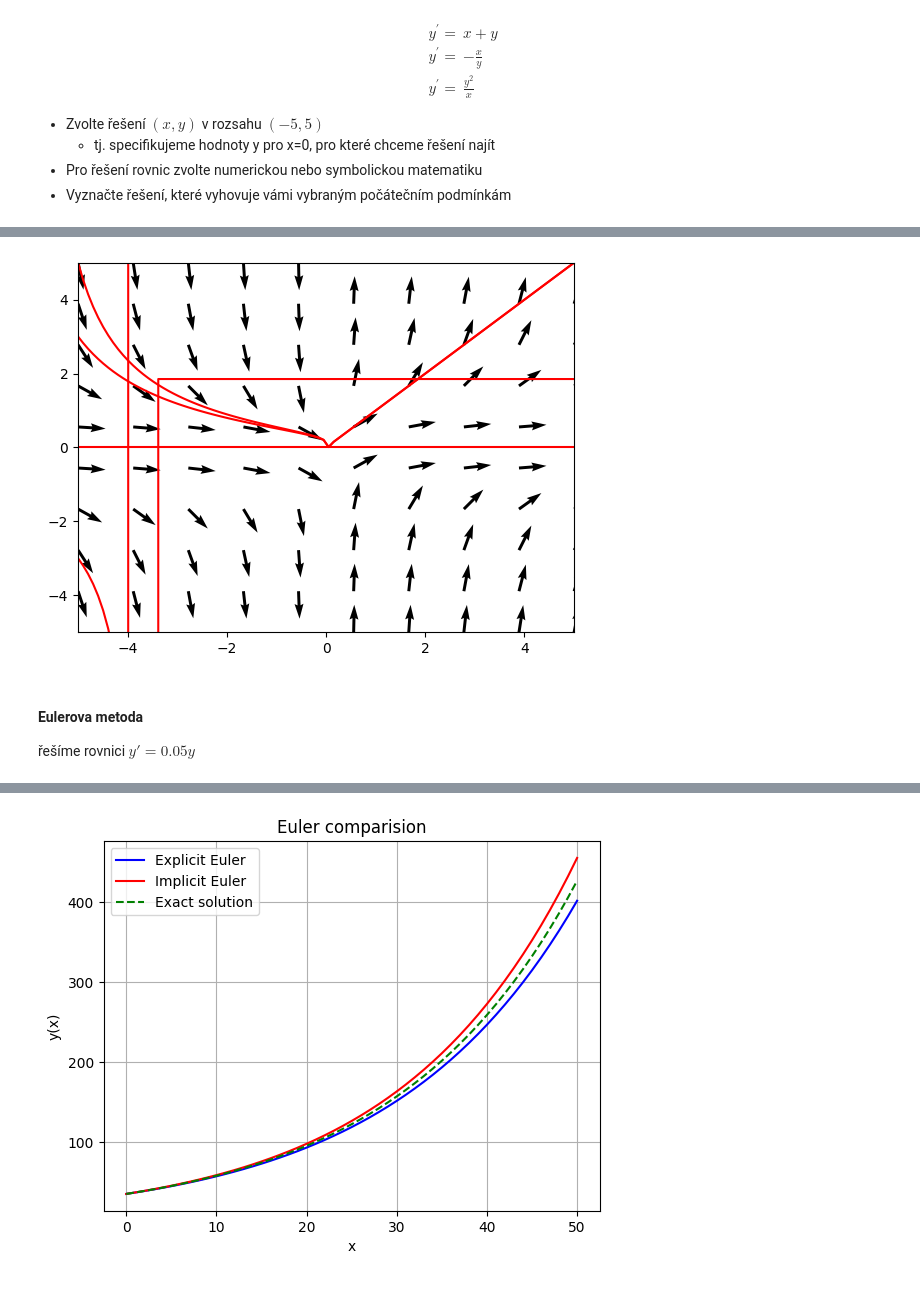
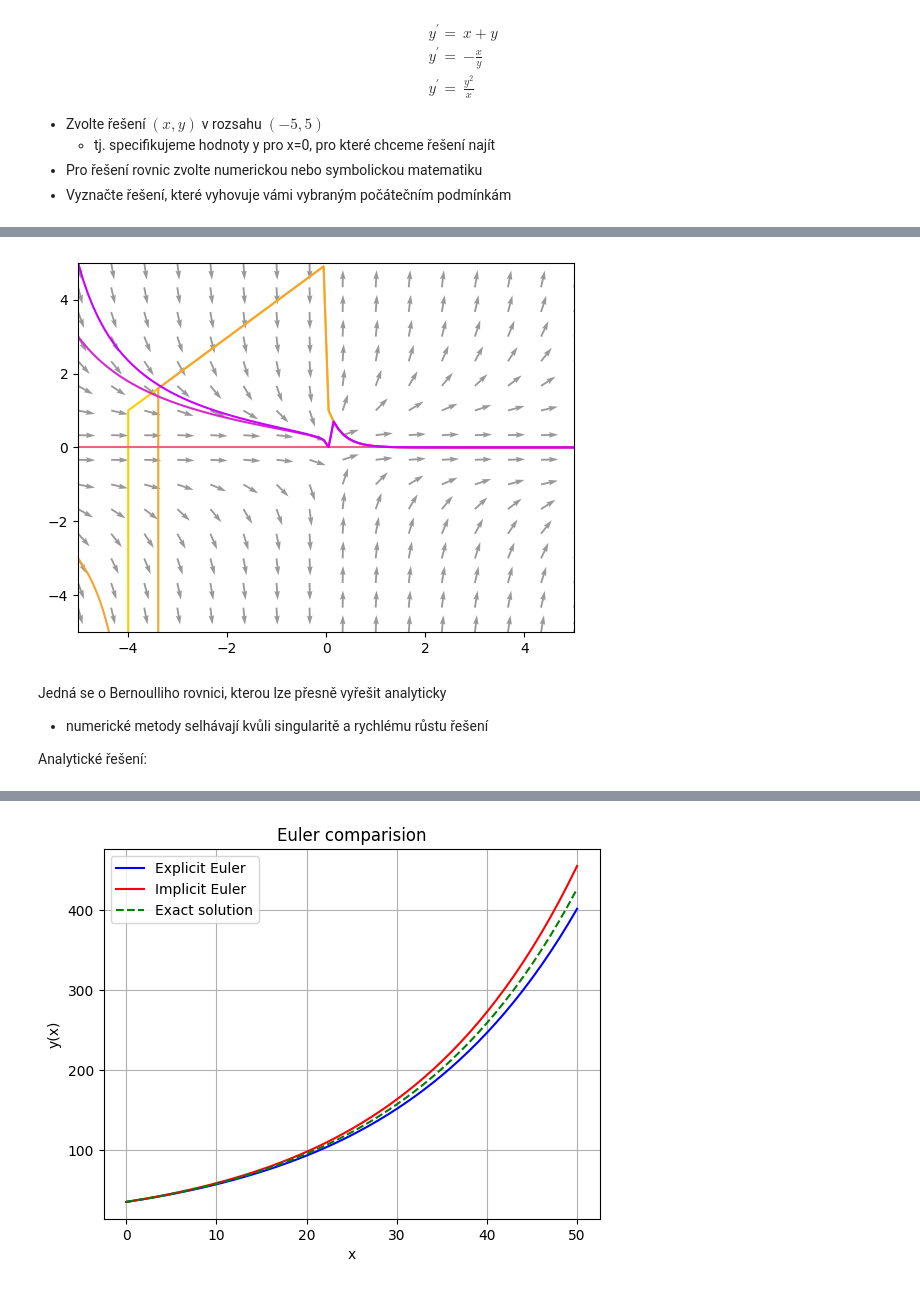
Before and after one commit to pkbcz/MSW2, a Jupyter notebook: 12 Diferencialni rovnice.ipynb, the cells around one changed output, grey strips where cells are left out. Drawn from its saved outputs; the diff is of its cells as text; code cells hidden in the pictures.

```diff
--- a/12 Diferencialni rovnice.ipynb
+++ b/12 Diferencialni rovnice.ipynb
@@ -719,23 +811,24 @@ xymax = 5
 plt.xlim(xymin, xymax)                      # nastavení měřítka x
 plt.ylim(xymin, xymax)                      # nastavení měřítka y
 
-#reseni diferencialni rovnice
+# Řešení diferenciální rovnice
 x = np.linspace(xymin, xymax, 100)          # pole x
 y0s = [-5, -3, 0, 3, 5]                     # konkrétní ics v <-5, 5> (hodnoty y pro x = 0)
 xs = symbols('x_sym')
 ys = symbols('y_sym', cls=Function)
 eq = Eq(ys(xs).diff(xs), xs + ys(xs))       # y' = x + y
 
-# vykreslení konkrétních řešení
+# Vykreslení konkrétních řešení
 for y0 in y0s:                              # přes jednotlivé ics
     sol = dsolve(eq, ics={ys(0): y0})       # řešíme rovnici s konkrétní počáteční podmínkou
-    print(f"y0:{y0}", sol)
+    print(f"Hodnota y0:  {y0}", sol)
     y = lambdify(xs, sol.rhs)               # převede symbolickou funkci na numpy
-    plt.plot(x, y(x), "r-")                 # řešení pro každou poč. podmínku (červeně)
-    plt.text(0, y(0), f'y0 = {y0}', fontsize=8, color='red', ha='right')
+    barva1 = barva((y0+5)/10)
+    plt.plot(x, y(x), color=barva1)         # řešení pro každou poč. podmínku (červeně)
+    plt.text(0, y(0), f'y0 = {y0}', fontsize=8, color=barva1)
 
 # vektorové pole
-nvec_on_row = 10                            # počet šipek na řádku
+nvec_on_row = 16                            # počet šipek na řádku
 # pozice šipek (v obou směrech x,y stejný počet)
 X,Y = np.meshgrid(np.linspace(xymin, xymax, nvec_on_row),np.linspace(xymin, xymax, nvec_on_row))
 
@@ -744,7 +837,7 @@ V = X + Y                                   # y' = x + y (y' je rychlost)
 norm = np.sqrt(U**2 + V**2)
 U /= norm
 V /= norm
-plt.quiver(X,Y,U,V)                         # 2D pole šipek: X, Y umístění šipek, U, V směry
+plt.quiver(X,Y,U,V, color='gray', alpha=0.8)   # 2D pole šipek: X, Y umístění šipek, U, V směry
 
 plt.show()
 # %% [output]
@@ -773,20 +870,21 @@ y_sym = symbols('y_sym', cls=Function)
 eq = Eq(y_sym(x_sym).diff(x_sym), -x_sym/y_sym(x_sym))
 for y0 in y0s:
     sol = dsolve(eq, ics={y_sym(0): y0})
-    print(f"y0:{y0}", sol)
+    print(f"Hodnota y0:  {y0}", sol)
     y = lambdify(x_sym, sol.rhs)
-    plt.plot(x, y(x), "r-")
-    plt.text(0, y(0), f'y0 = {y0}', fontsize=8, color='red', ha='right')
+    barva1 = barva((y0+5)/10)
+    plt.plot(x, y(x), color=barva1)                  # konkrétní řešení (červeně)
+    plt.text(0, y(0), f'y0 = {y0}', fontsize=8, color=barva1, ha='right')
 
 #vektorove pole
-nvec_on_row = 10
+nvec_on_row = 16
 X,Y = np.meshgrid(np.linspace(xymin, xymax, nvec_on_row),np.linspace(xymin, xymax, nvec_on_row))
 U = 1
 V = -X/Y
 norm = np.sqrt(U**2 + V**2)
 U /= norm
 V /= norm
-plt.quiver(X,Y,U,V)
+plt.quiver(X,Y,U,V, color='gray', alpha=0.8)
 
 plt.show()
 # %% [output]
@@ -854,39 +971,42 @@ y0:5 Eq(y(x), -1/(log(x) - 1/5))
 import numpy as np
 import matplotlib.pyplot as plt
 from scipy.integrate import odeint
 
-# sympy úplně selže při řešení této rovnice :)
+# numerická metody úplně selže při řešení této rovnice :)
 
-def model(y, x):
+def model(y, x):            # v bodě x=0 dochází k dělení nulou
     dydx = y**2/x
     return dydx
 
 xymin = -5
 xymax = 5
 plt.xlim(xymin, xymax)
 plt.ylim(xymin, xymax)
 
 # řešení diferencialni rovnice
 x = np.linspace(xymin, xymax, 100)
 y0s = [-5, -3, 0, 3, 5]
 for y0 in y0s:
     y = odeint(model, y0, x)
     #print(y)
-    plt.plot(x, y, "r-")
+    barva1 = barva((y0+5)/10)
+    plt.plot(x, y, color=barva1)
 
 # vektorové pole
-nvec_on_row = 10
+nvec_on_row = 16
 X,Y = np.meshgrid(np.linspace(xymin, xymax, nvec_on_row),np.linspace(xymin, xymax, nvec_on_row))
 U = 1
 V = Y**2/X
 norm = np.sqrt(U**2 + V**2)
 U /= norm
 V /= norm
-plt.quiver(X,Y,U,V)
+plt.quiver(X,Y,U,V, color='gray', alpha=0.8)
 
 plt.show()
 # %% [output]
-[figure, old version]
+[figure, new version]
-# %% [markdown]
-#### Eulerova metoda
-řešíme rovnici $y'=0.05y$
+# %% [markdown]
+Jedná se o Bernoulliho rovnici, kterou lze přesně vyřešit analyticky
+- numerické metody selhávají kvůli singularitě a rychlému růstu řešení
+
+Analytické řešení:
```
Also changed, not shown: parts of 52 cells of this notebook, 1 other file.
